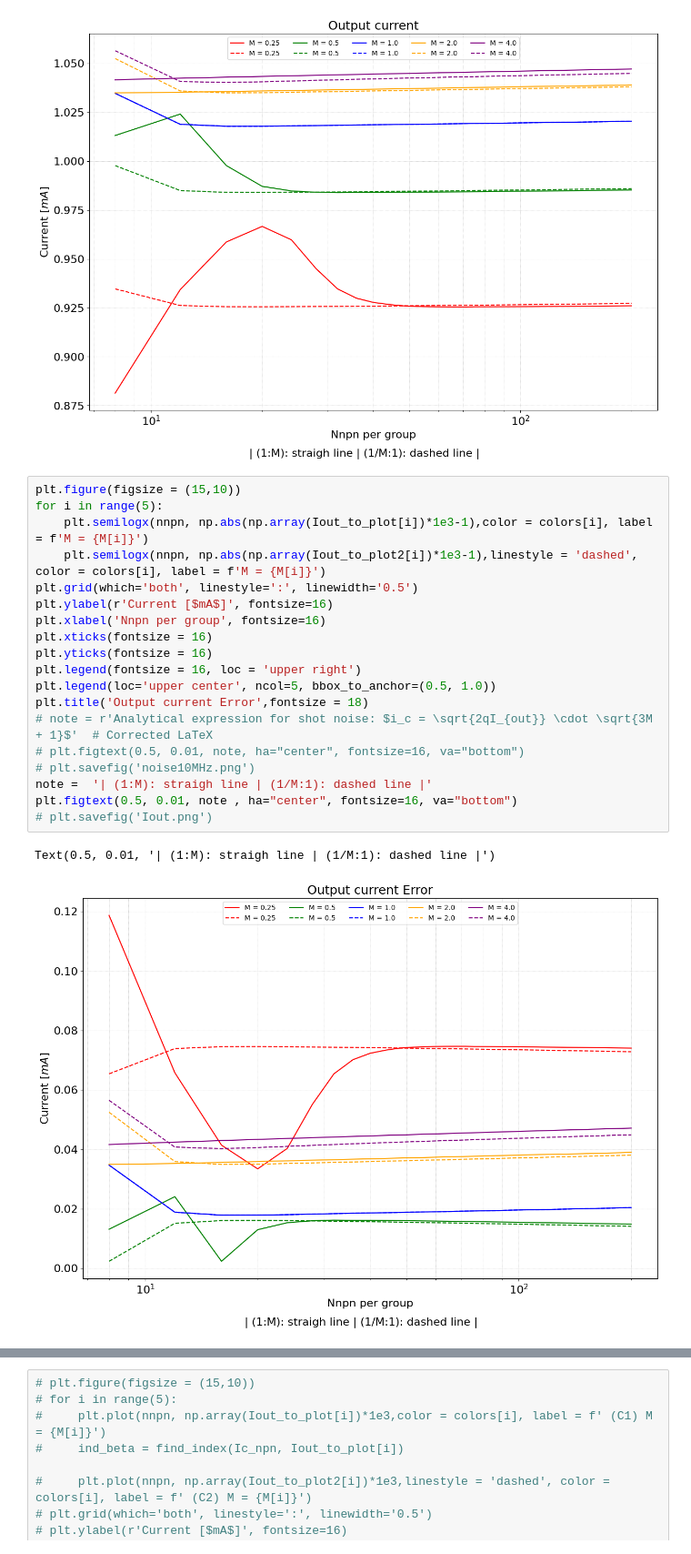
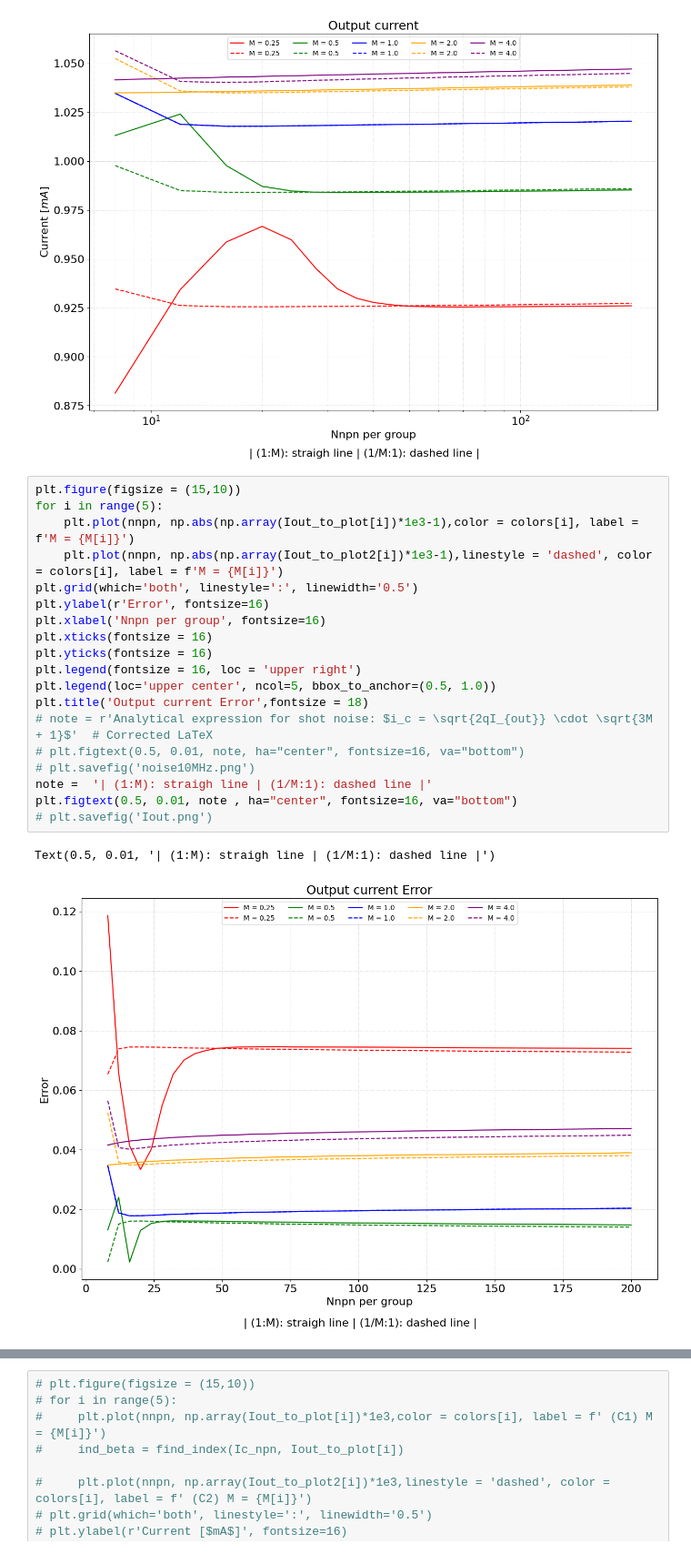
Before and after one commit to BaoTON1701/DAC_rationale-, a Jupyter notebook: ST_plot.ipynb, the cells around one changed output, grey strips where cells are left out. Shown at 91% size. Saved outputs shown, nothing was run; the diff lists cells and outputs as text.

```diff
--- a/ST_plot.ipynb
+++ b/ST_plot.ipynb
@@ -438,22 +438,22 @@ Text(0.5, 0.01, '| (1:M): straigh line | (1/M:1): dashed line |')
 # %%
 plt.figure(figsize = (15,10))
 for i in range(5):
-    plt.semilogx(nnpn, np.abs(np.array(Iout_to_plot[i])*1e3-1),color = colors[i], label = f'M = {M[i]}')
-    plt.semilogx(nnpn, np.abs(np.array(Iout_to_plot2[i])*1e3-1),linestyle = 'dashed', color = colors[i], label = f'M = {M[i]}')
+    plt.plot(nnpn, np.abs(np.array(Iout_to_plot[i])*1e3-1),color = colors[i], label = f'M = {M[i]}')
+    plt.plot(nnpn, np.abs(np.array(Iout_to_plot2[i])*1e3-1),linestyle = 'dashed', color = colors[i], label = f'M = {M[i]}')
 plt.grid(which='both', linestyle=':', linewidth='0.5')
-plt.ylabel(r'Current [$mA$]', fontsize=16)
+plt.ylabel(r'Error', fontsize=16)
 plt.xlabel('Nnpn per group', fontsize=16)
 plt.xticks(fontsize = 16)
 plt.yticks(fontsize = 16)
 plt.legend(fontsize = 16, loc = 'upper right')
 plt.legend(loc='upper center', ncol=5, bbox_to_anchor=(0.5, 1.0))
 plt.title('Output current Error',fontsize = 18)
 # note = r'Analytical expression for shot noise: $i_c = \sqrt{2qI_{out}} \cdot \sqrt{3M + 1}$'  # Corrected LaTeX
 # plt.figtext(0.5, 0.01, note, ha="center", fontsize=16, va="bottom")
 # plt.savefig('noise10MHz.png')
 note =  '| (1:M): straigh line | (1/M:1): dashed line |'
 plt.figtext(0.5, 0.01, note , ha="center", fontsize=16, va="bottom")
 # plt.savefig('Iout.png')
 # %% [output]
 Text(0.5, 0.01, '| (1:M): straigh line | (1/M:1): dashed line |')
-[figure, old version]
+[figure, new version]
```
Also changed, not shown: parts of 14 cells of this notebook.
